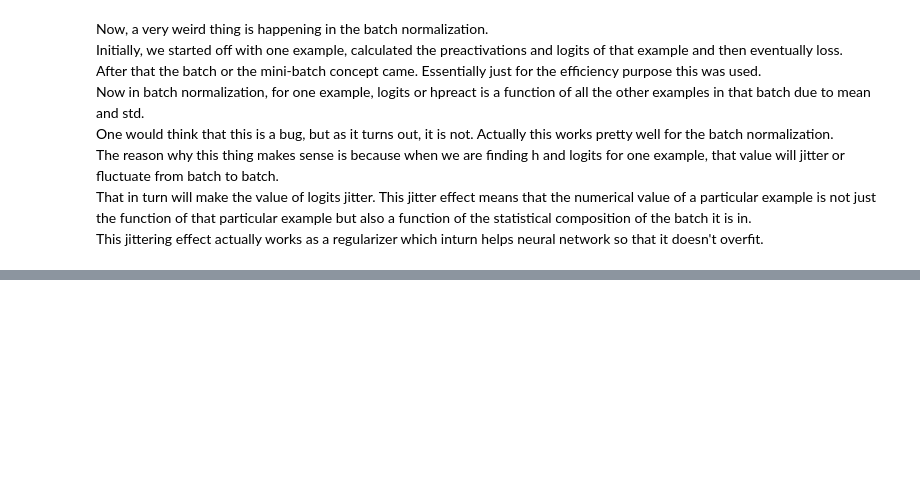
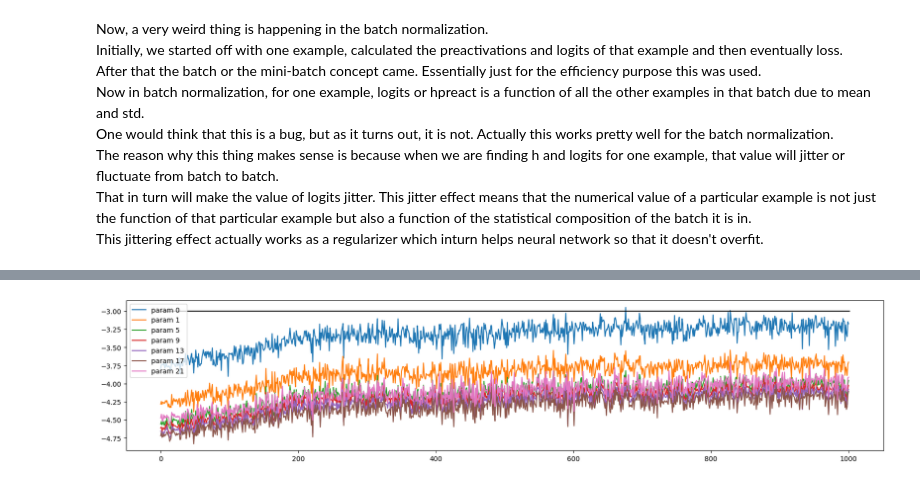
Before and after one commit to Udbhavkush/scratch, a Jupyter notebook: Makemore/makemore_MLP2.ipynb, the cells around one changed output, grey strips where cells are left out. Saved outputs shown, nothing was run; the diff lists cells and outputs as text; code cells hidden in the pictures; blank space fills up the shorter version.

```diff
--- a/Makemore/makemore_MLP2.ipynb
+++ b/Makemore/makemore_MLP2.ipynb
@@ -627,0 +910,23 @@ This jittering effect actually works as a regularizer which inturn helps neural
+# %%
+plt.figure(figsize=(20, 4))
+legends = []
+for i,p in enumerate(parameters):
+  if p.ndim == 2:
+    plt.plot([ud[j][i] for j in range(len(ud))])
+    legends.append('param %d' % i)
+plt.plot([0, len(ud)], [-3, -3], 'k') # these ratios should be ~1e-3, indicate on plot. This is a rough guide as to how much this ratio should be. Approx update should be around in the range of 10^-3 times to that of the magnitude of data
+plt.legend(legends);
+
+
+# from the plot we can see that the rate of change  of the last layer is high. That is because during the initialization, we made the last layer smaller intentionally to make the last
+# layer less confident. Since, the values are small, so change will also be relatively bigger. After few iterations, the last layer change is also becoming stable.
+# Roughly, we need to check if rates are not differing much to 1e-3 line.
+# Because if it is lower than that, then training or updates are very slow.
+# This is a good way to know what learning rate should be for the network. The current setup is decent and looks stable.
+# from all these plots, it is fairly easy to point out if the network is miscalibrated.
+
+
+# Even after the BN, the last plot can still come out to be not great. We might still be needed to change the initialization of the network but mostly, changing the learning rate
+# would fix the problem.
+# %% [output]
+[figure, added]
```
Also changed, not shown: parts of 12 cells of this notebook.
